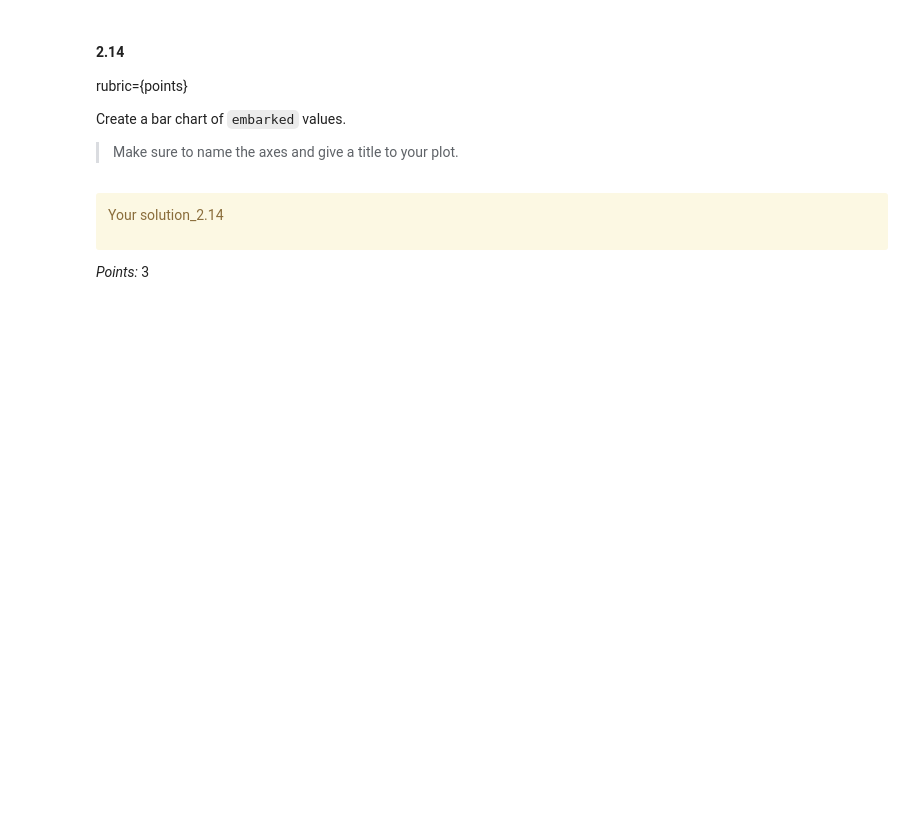
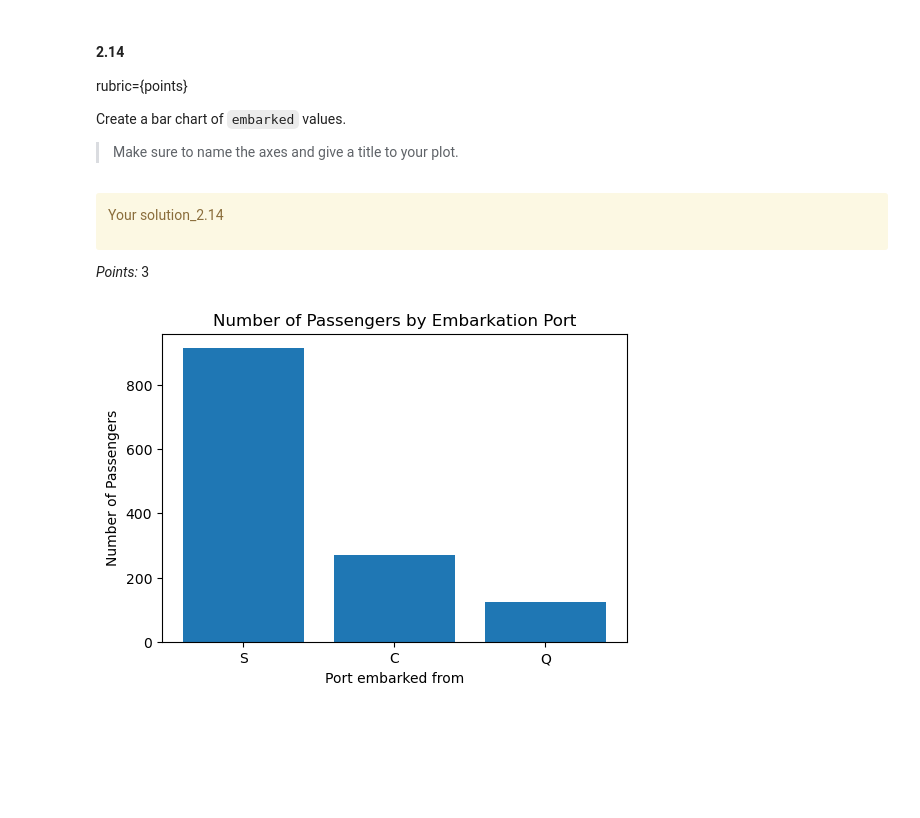
Before and after one commit to sidex18/CPSC330-hw1, a Jupyter notebook: hw1.ipynb, the cells around one changed output. Cells and saved outputs as stored; diff of their text form; code cells hidden in the pictures; blank space fills up the shorter version.

```diff
--- a/hw1.ipynb
+++ b/hw1.ipynb
@@ -459,3 +592,15 @@ _Points:_ 3
+# %%
+
+embarked_counts = titanic_df["embarked"].value_counts()
+
+plt.figure(figsize=(6, 4))
+plt.bar(embarked_counts.index, embarked_counts.values)
+plt.xlabel("Port embarked from")
+plt.ylabel("Number of Passengers")
+plt.title("Number of Passengers by Embarkation Port")
+plt.show()
+# %% [output]
+[figure, added]
 # %% [markdown]
 <!-- END QUESTION -->
 
```
Also changed, not shown: parts of 47 cells of this notebook.
